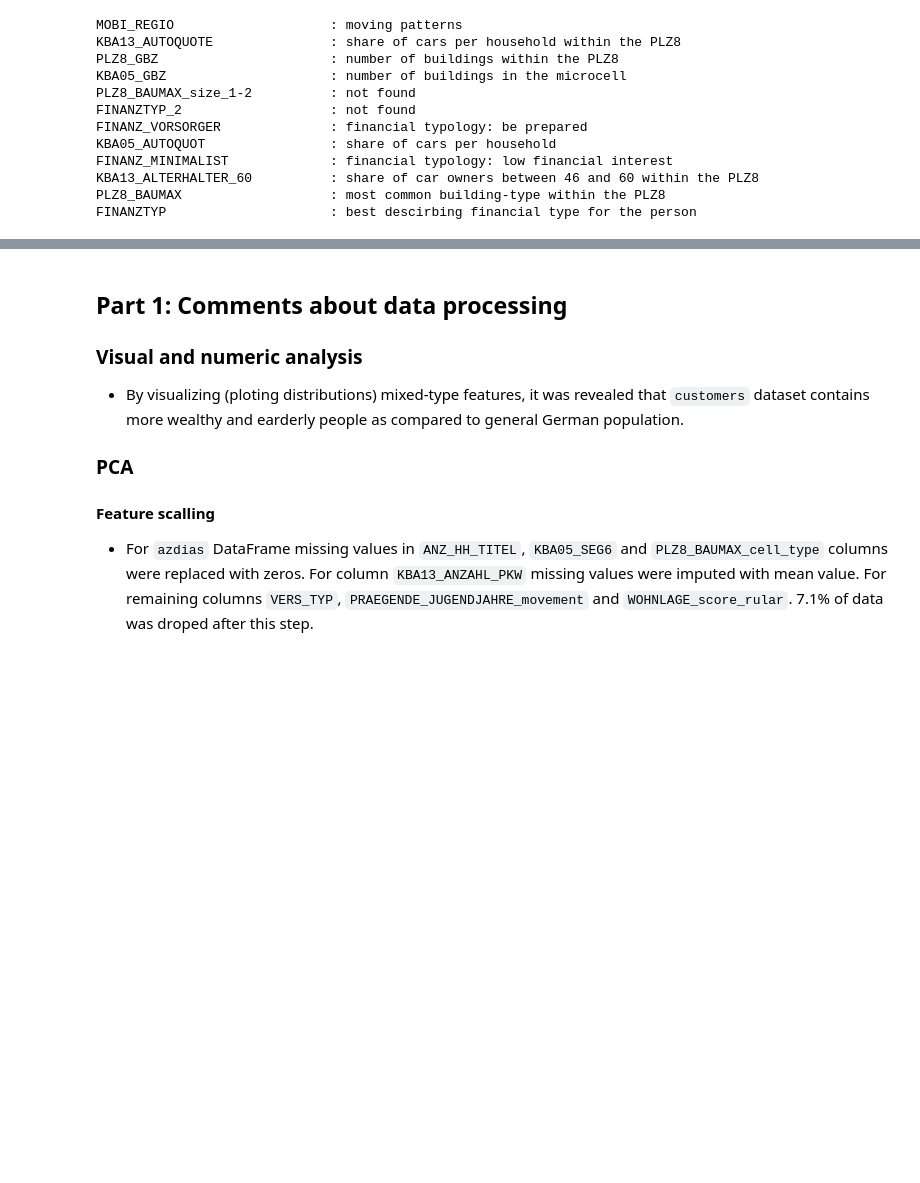
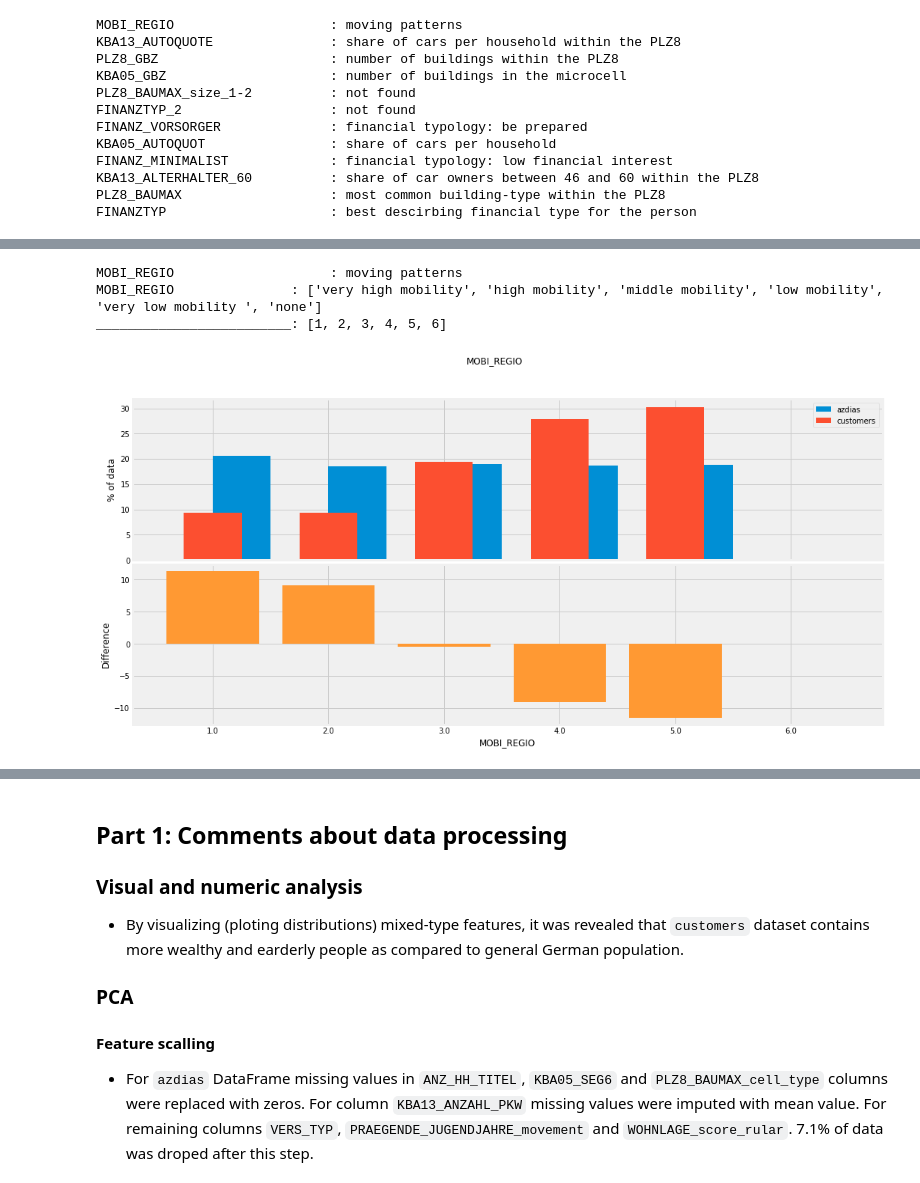
Before and after one commit to TK-Problem/nano_degree_DS, a Jupyter notebook: Capstone_project/Arvato_Project_Part_1.ipynb, the cells around one changed output, grey strips where cells are left out. Cells and saved outputs as stored; diff of their text form; code cells hidden in the pictures; blank space fills up the shorter version.

```diff
--- a/Capstone_project/Arvato_Project_Part_1.ipynb
+++ b/Capstone_project/Arvato_Project_Part_1.ipynb
@@ -3140,0 +3209,10 @@ FINANZTYP                     : best descirbing financial type for the person
+# %%
+attribute_name = "MOBI_REGIO"
+get_description(df_attr_p, attribute_name)
+plot_attribute(azdias_9, customers_9, attribute_name)
+get_meanings(df_attr_p, attribute_name)
+# %% [output]
+MOBI_REGIO                    : moving patterns
+MOBI_REGIO               : ['very high mobility', 'high mobility', 'middle mobility', 'low mobility', 'very low mobility ', 'none']
+_________________________: [1, 2, 3, 4, 5, 6]
+[figure, added]
```
Also changed, not shown: parts of 20 cells of this notebook.
